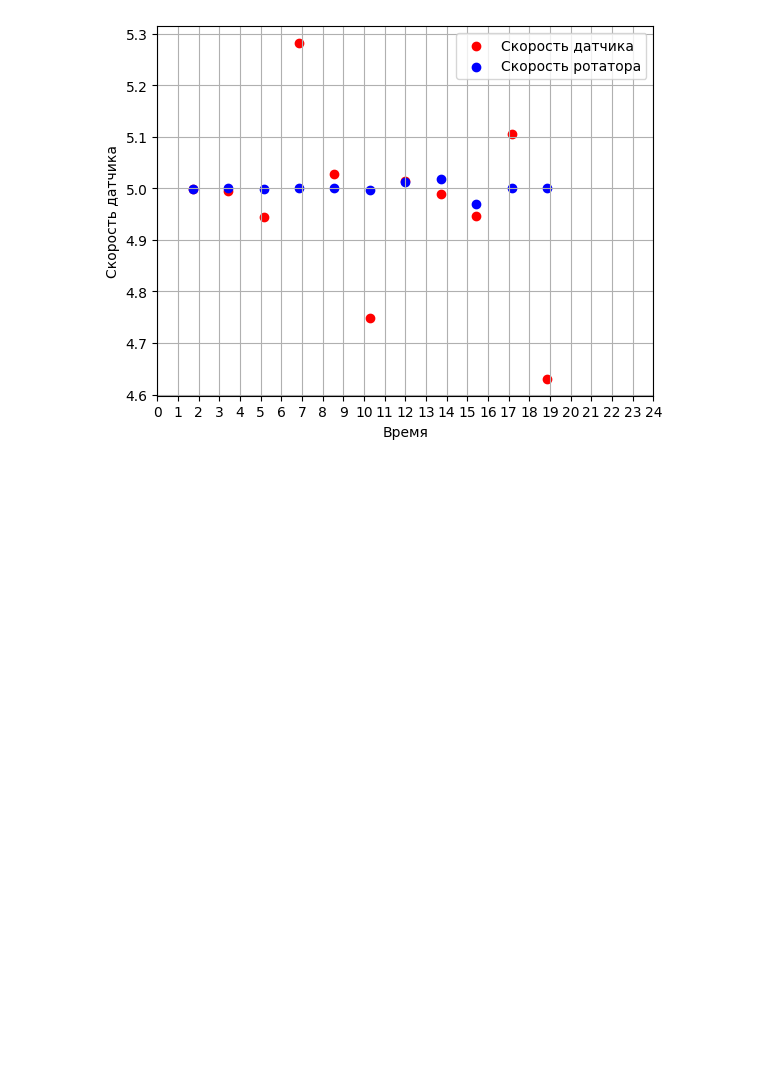
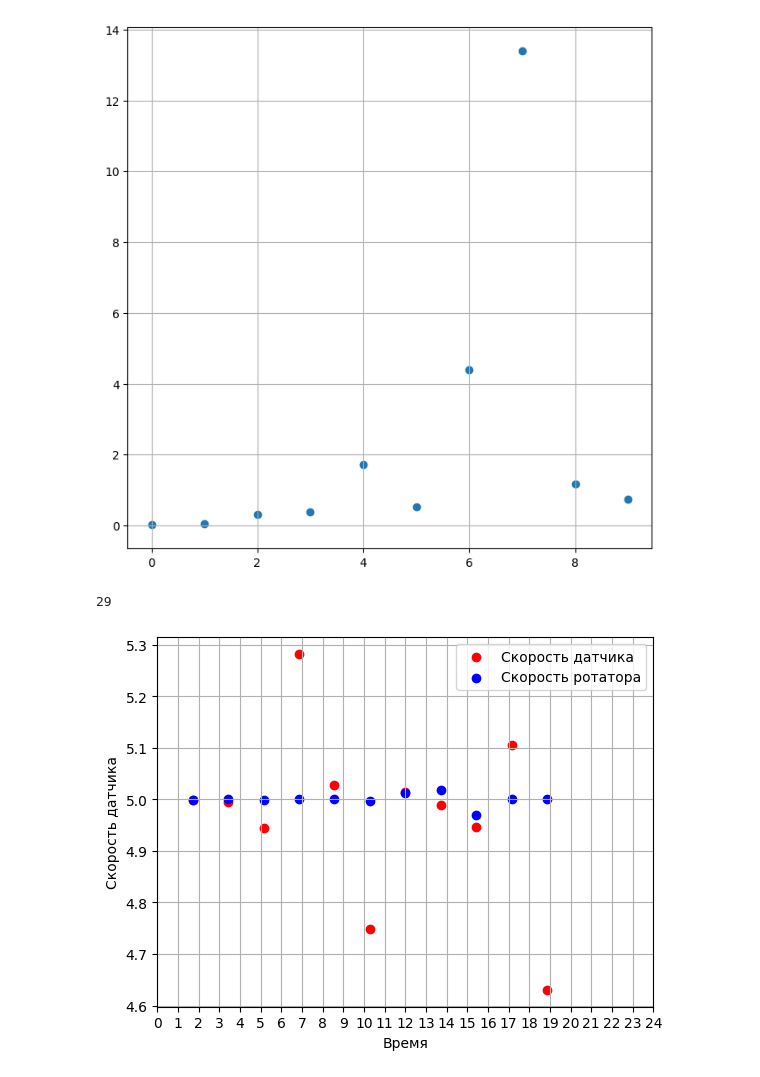
Before and after one commit to functiod/Calibrator, a Jupyter notebook: dsg/calibrator/data_processing/test.ipynb, the cells around one changed output. Drawn from its saved outputs; the diff is of its cells as text; code cells hidden in the pictures; blank space fills up the shorter version.

```diff
--- a/dsg/calibrator/data_processing/test.ipynb
+++ b/dsg/calibrator/data_processing/test.ipynb
@@ -238,3 +315,14 @@ for i, delta in enumerate(delta_time):
+# %%
+plt.figure(figsize=(8, 8))
+plt.scatter(np.arange(0, 10, 1), var)
+plt.grid(True)
+plt.show()
+# %% [output]
+[figure, added]
+# %%
+len(np.arange(0, 29, 1)), len()
+# %% [output]
+29
 # %%
 ax_sensor = plt.scatter(time_list, sensor_speed_deriv_2, c='r')
 ax_rotator = plt.scatter(time_list, rotator_angle_speed, c='b')
```
Also changed, not shown: parts of 11 cells of this notebook, 4 other files.
